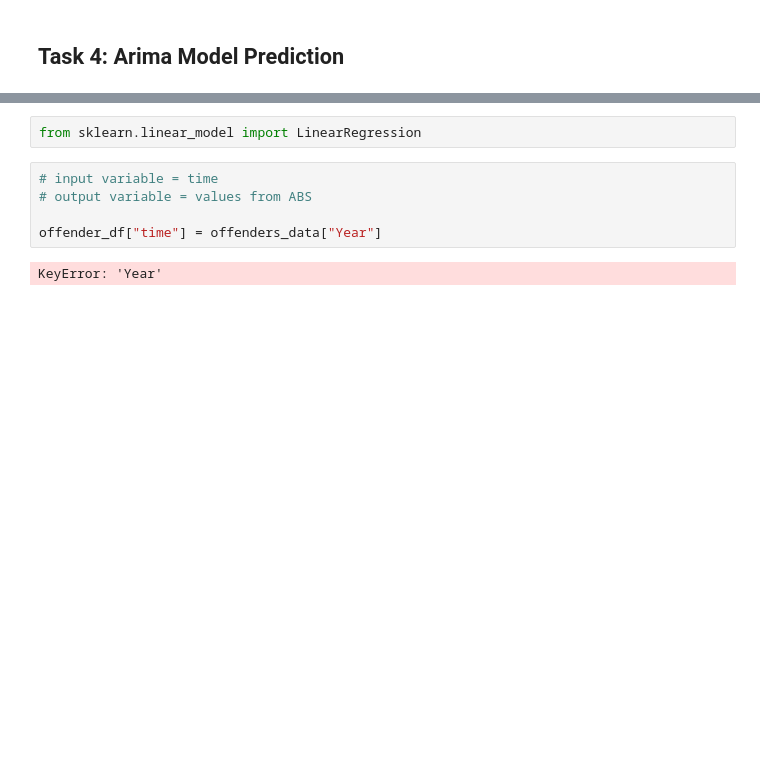
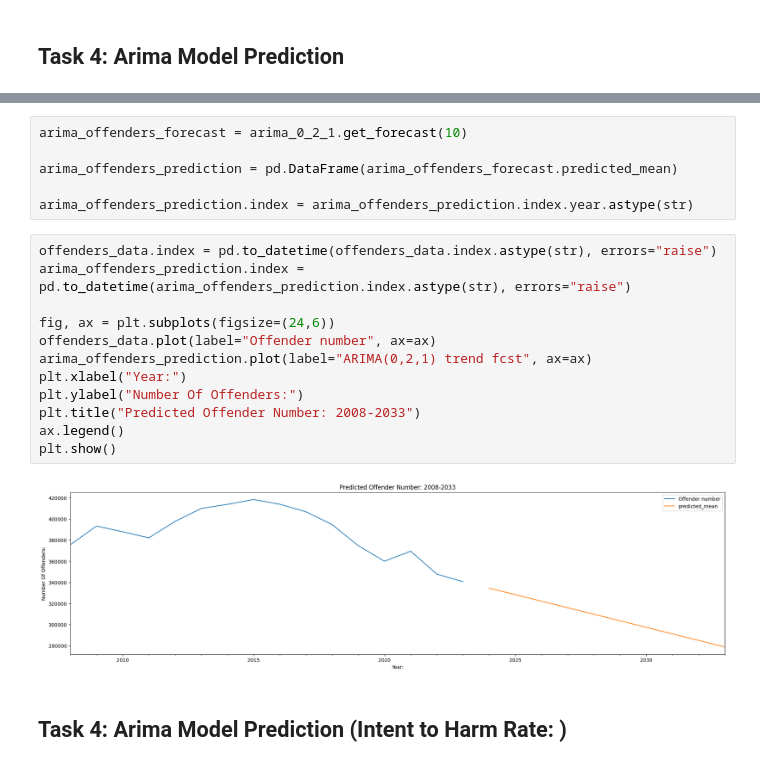
Before and after one commit to leeglb/HomeSurveillance-Project, a Jupyter notebook: crimeratemodel.ipynb, the cells around one changed output, grey strips where cells are left out. Cells and saved outputs as stored; diff of their text form; blank space fills up the shorter version.

```diff
--- a/crimeratemodel.ipynb
+++ b/crimeratemodel.ipynb
@@ -282,9 +204,22 @@ Note: you may need to restart the kernel to use updated packages.
-# %%
-from sklearn.linear_model import LinearRegression
-# %%
-# input variable = time
-# output variable = values from ABS
-
-offender_df["time"] = offenders_data["Year"]
-# %% [output]
-KeyError: 'Year'
+# %%
+arima_offenders_forecast = arima_0_2_1.get_forecast(10)
+
+arima_offenders_prediction = pd.DataFrame(arima_offenders_forecast.predicted_mean)
+
+arima_offenders_prediction.index = arima_offenders_prediction.index.year.astype(str)
+# %%
+offenders_data.index = pd.to_datetime(offenders_data.index.astype(str), errors="raise")
+arima_offenders_prediction.index = pd.to_datetime(arima_offenders_prediction.index.astype(str), errors="raise")
+
+fig, ax = plt.subplots(figsize=(24,6))
+offenders_data.plot(label="Offender number", ax=ax)
+arima_offenders_prediction.plot(label="ARIMA(0,2,1) trend fcst", ax=ax)
+plt.xlabel("Year:")
+plt.ylabel("Number Of Offenders:")
+plt.title("Predicted Offender Number: 2008-2033")
+ax.legend()
+plt.show()
+# %% [output]
+[figure, added]
+# %% [markdown]
+## Task 4: Arima Model Prediction (Intent to Harm Rate: )
```
Also changed, not shown: parts of 20 cells of this notebook.
